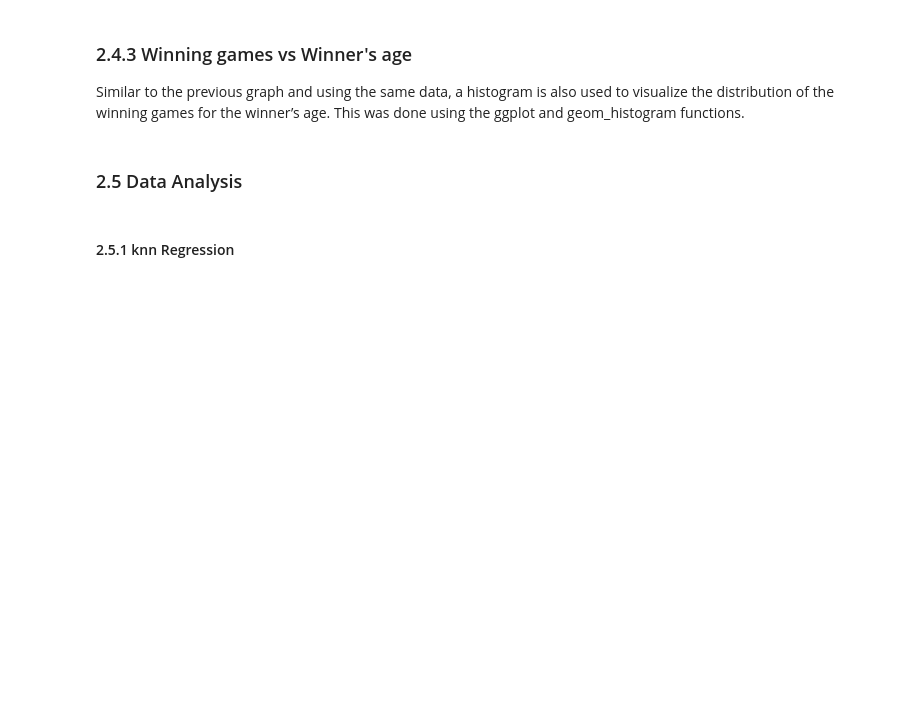
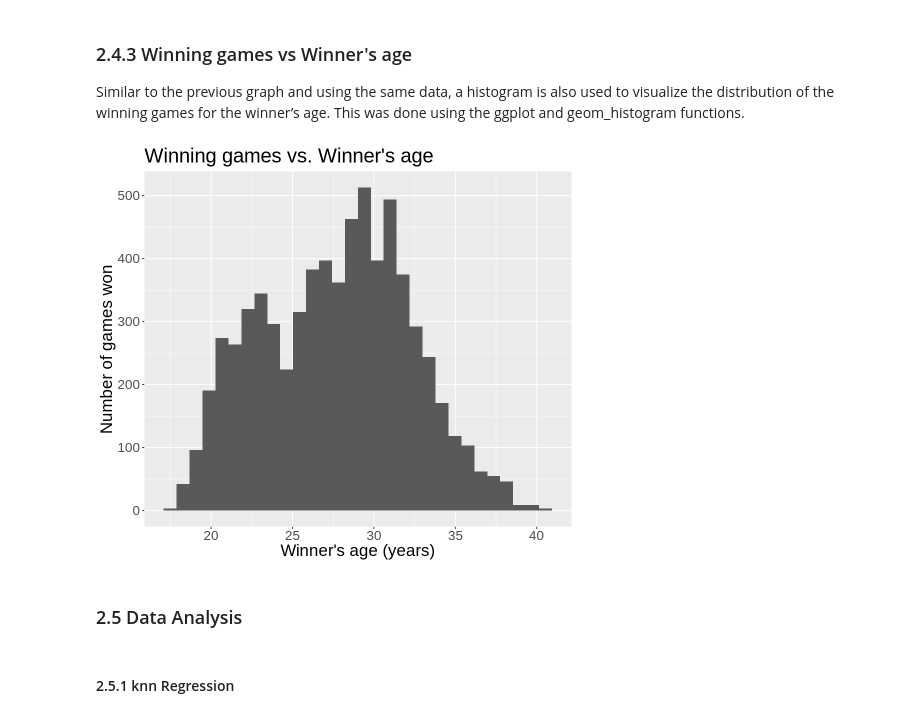
Before and after one commit to zhangLily2020/DSCI-100-Group-Project, a Jupyter notebook: final_report.ipynb, the cells around one changed output. Saved outputs shown, nothing was run; the diff lists cells and outputs as text; code cells hidden in the pictures; blank space fills up the shorter version.

```diff
--- a/final_report.ipynb
+++ b/final_report.ipynb
@@ -201,14 +194,16 @@ winning_height_visual
 Similar to the previous graph and using the same data, a histogram is also used to visualize the distribution of the winning games for the winner’s age. This was done using the ggplot and geom_histogram functions.
 # %%
 options(repr.plot.height = 7, repr.plot.width = 8)
-winning_age_visual <- tennis_train %>%
+winning_age_visual <- tennis_raw_data %>%
                     ggplot(aes(x = winner_age)) +
                     geom_histogram(bins = 30) +
                     labs(x = "Winner's age (years)", y = "Number of games won") +
                     ggtitle("Winning games vs. Winner's age") +
                     theme(text = element_text(size = 20))
 
 
 winning_age_visual
+# %% [output]
+[figure, added]
 # %% [markdown]
 ### 2.5 Data Analysis
```
Also changed, not shown: parts of 16 cells of this notebook.
